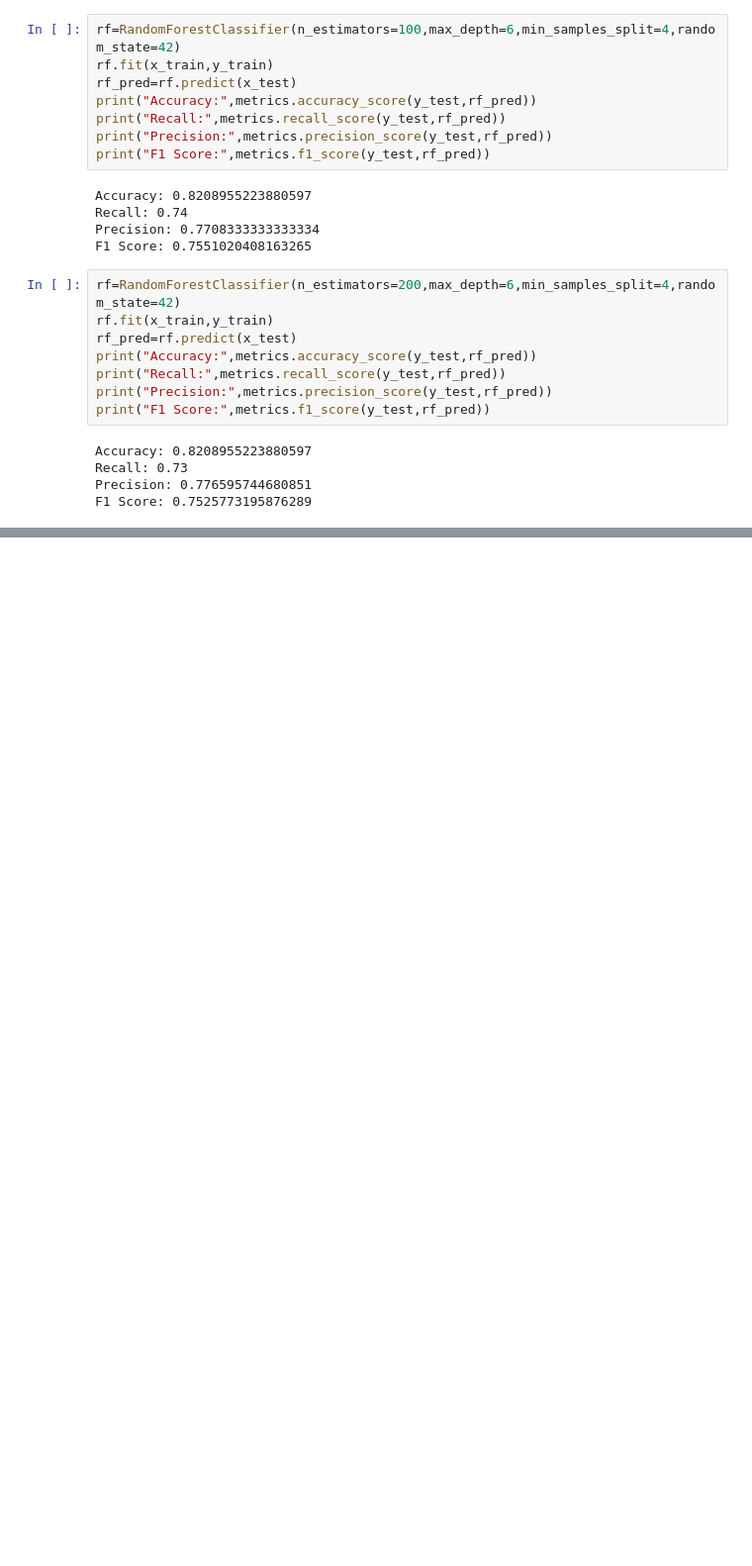
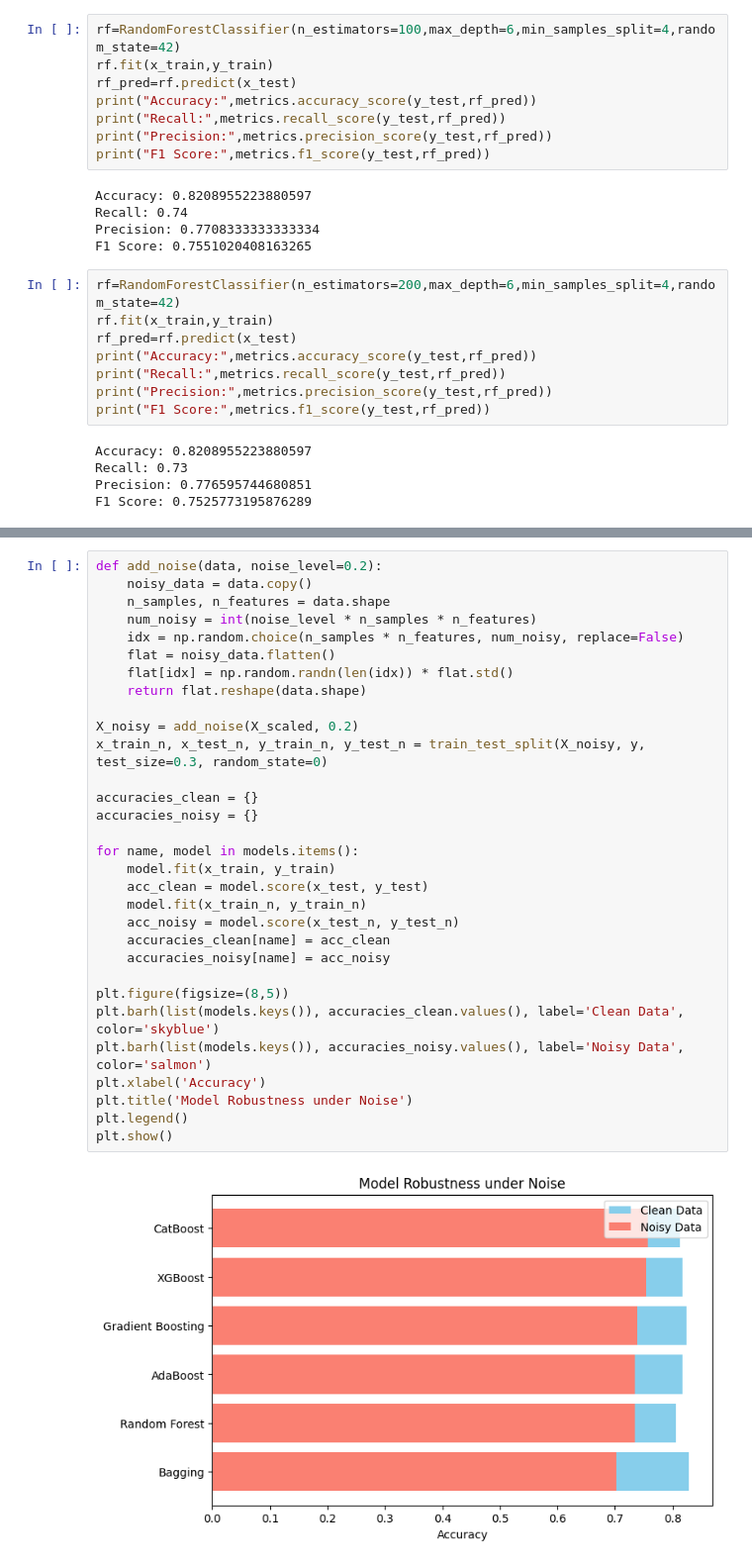
Before and after one commit to Spandana2704/ML, a Jupyter notebook: Ensemble.ipynb, the cells around one changed output, grey strips where cells are left out. Shown at 99% size. Cells and saved outputs as stored; diff of their text form; blank space fills up the shorter version.

```diff
--- a/Ensemble.ipynb
+++ b/Ensemble.ipynb
@@ -263,0 +777,33 @@ Soft Voting Score: 0.832089552238806
+# %%
+def add_noise(data, noise_level=0.2):
+    noisy_data = data.copy()
+    n_samples, n_features = data.shape
+    num_noisy = int(noise_level * n_samples * n_features)
+    idx = np.random.choice(n_samples * n_features, num_noisy, replace=False)
+    flat = noisy_data.flatten()
+    flat[idx] = np.random.randn(len(idx)) * flat.std()
+    return flat.reshape(data.shape)
+
+X_noisy = add_noise(X_scaled, 0.2)
+x_train_n, x_test_n, y_train_n, y_test_n = train_test_split(X_noisy, y, test_size=0.3, random_state=0)
+
+accuracies_clean = {}
+accuracies_noisy = {}
+
+for name, model in models.items():
+    model.fit(x_train, y_train)
+    acc_clean = model.score(x_test, y_test)
+    model.fit(x_train_n, y_train_n)
+    acc_noisy = model.score(x_test_n, y_test_n)
+    accuracies_clean[name] = acc_clean
+    accuracies_noisy[name] = acc_noisy
+
+plt.figure(figsize=(8,5))
+plt.barh(list(models.keys()), accuracies_clean.values(), label='Clean Data', color='skyblue')
+plt.barh(list(models.keys()), accuracies_noisy.values(), label='Noisy Data', color='salmon')
+plt.xlabel('Accuracy')
+plt.title('Model Robustness under Noise')
+plt.legend()
+plt.show()
+# %% [output]
+[figure, added]
```
Also changed, not shown: parts of 47 cells of this notebook.
